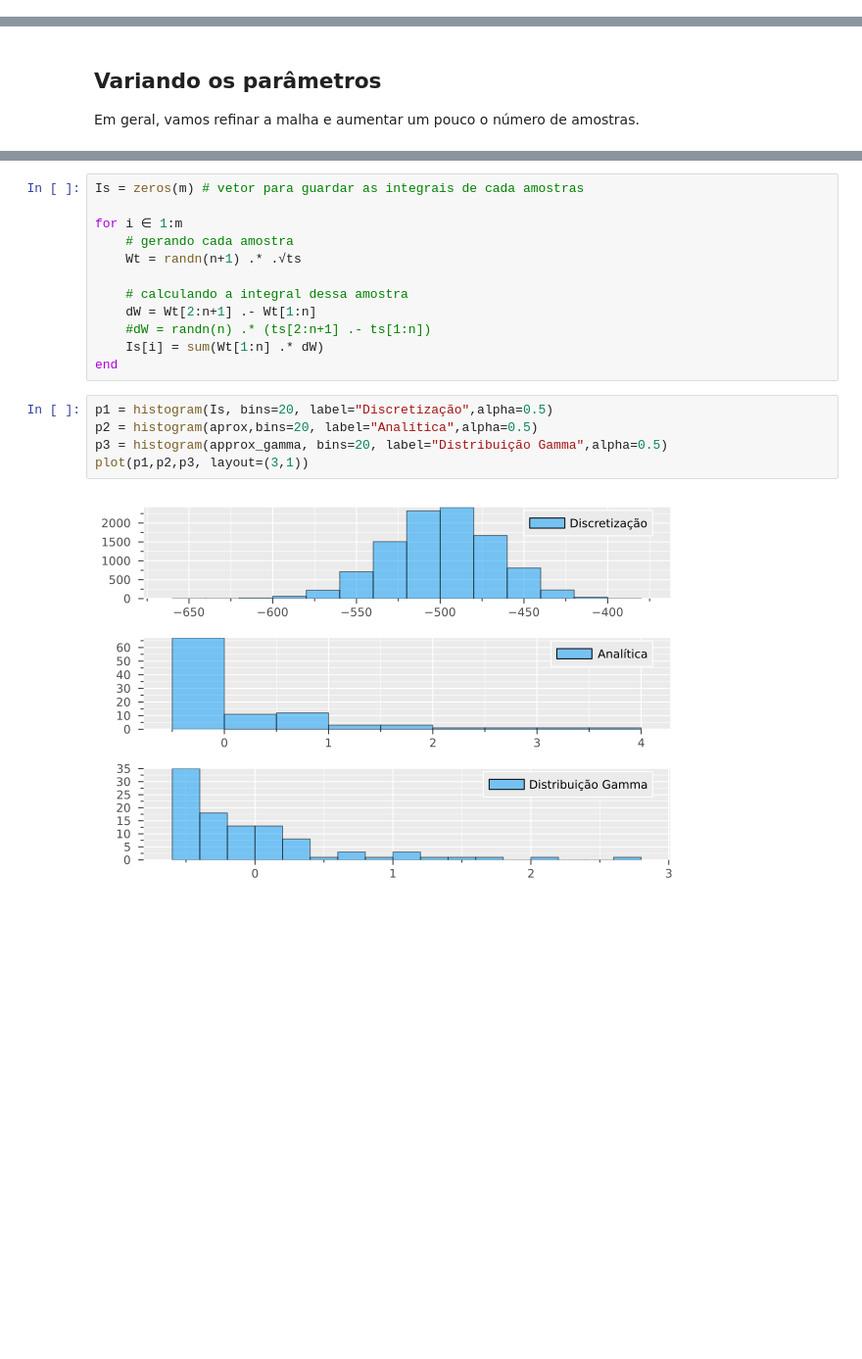
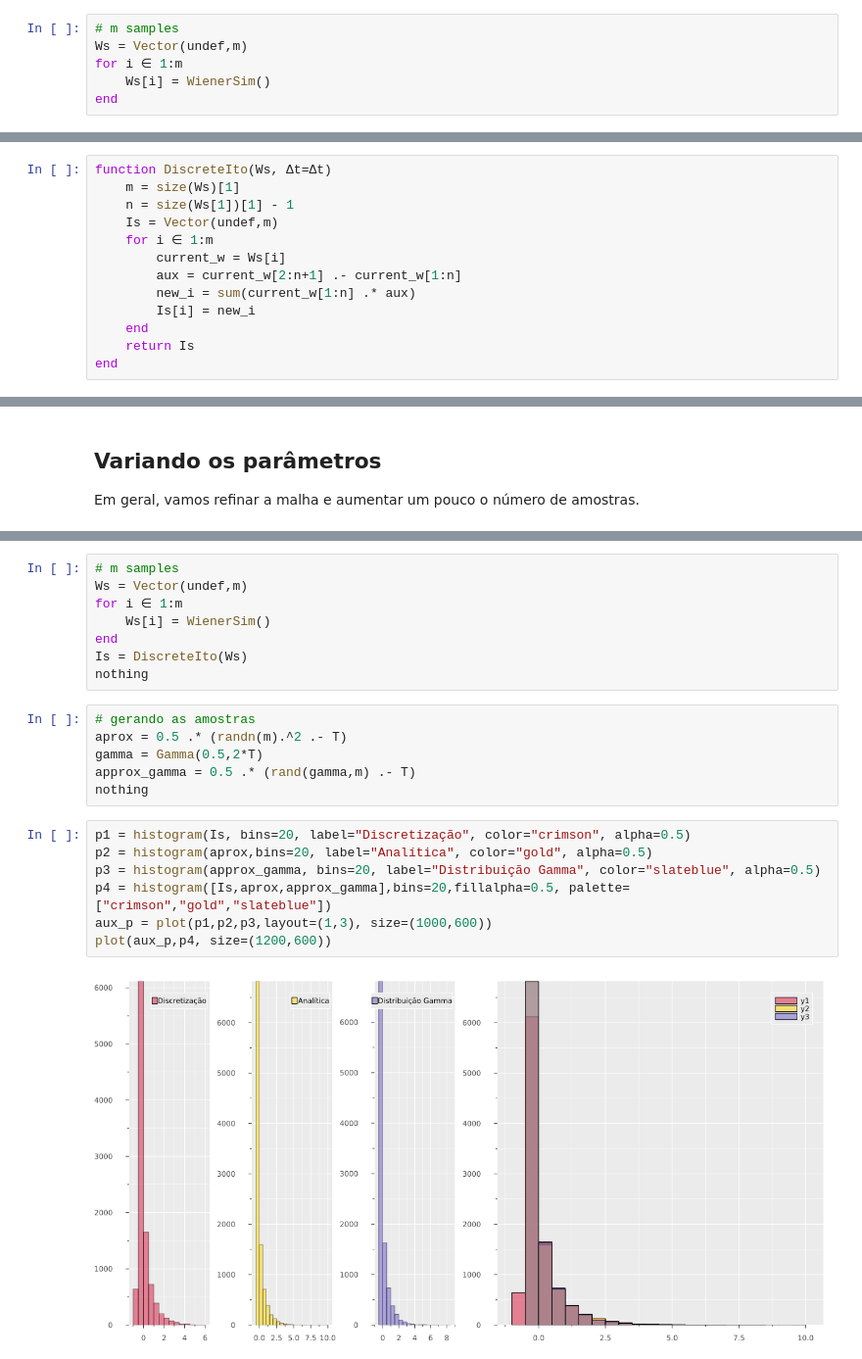
Before and after one commit to binha0/SDE, a Jupyter notebook: Teste3.ipynb, the cells around one changed output, grey strips where cells are left out. Shown at 98% size. Drawn from its saved outputs; the diff is of its cells as text; blank space fills up the shorter version.

```diff
--- a/Teste3.ipynb
+++ b/Teste3.ipynb
@@ -57,0 +48,6 @@ end
+# %%
+# m samples
+Ws = Vector(undef,m)
+for i ∈ 1:m
+    Ws[i] = WienerSim()
+end
@@ -57,0 +56,13 @@ end
+# %%
+function DiscreteIto(Ws, Δt=Δt)
+    m = size(Ws)[1]
+    n = size(Ws[1])[1] - 1
+    Is = Vector(undef,m)
+    for i ∈ 1:m
+        current_w = Ws[i]
+        aux = current_w[2:n+1] .- current_w[1:n]
+        new_i = sum(current_w[1:n] .* aux)
+        Is[i] = new_i
+    end
+    return Is
+end
@@ -92,20 +116,24 @@ ts = [j*T/n for j ∈ 0:n]
 nothing
-# %%
-Is = zeros(m) # vetor para guardar as integrais de cada amostras
-
-for i ∈ 1:m
-    # gerando cada amostra
-    Wt = randn(n+1) .* .√ts
-
-    # calculando a integral dessa amostra
-    dW = Wt[2:n+1] .- Wt[1:n]
-    #dW = randn(n) .* (ts[2:n+1] .- ts[1:n])
-    Is[i] = sum(Wt[1:n] .* dW)
-end
+# %%
+# m samples
+Ws = Vector(undef,m)
+for i ∈ 1:m
+    Ws[i] = WienerSim()
+end
+Is = DiscreteIto(Ws)
+nothing
+# %%
+# gerando as amostras
+aprox = 0.5 .* (randn(m).^2 .- T)
+gamma = Gamma(0.5,2*T)
+approx_gamma = 0.5 .* (rand(gamma,m) .- T)
+nothing
 # %%
-p1 = histogram(Is, bins=20, label="Discretização",alpha=0.5)
-p2 = histogram(aprox,bins=20, label="Analítica",alpha=0.5)
-p3 = histogram(approx_gamma, bins=20, label="Distribuição Gamma",alpha=0.5)
-plot(p1,p2,p3, layout=(3,1))
+p1 = histogram(Is, bins=20, label="Discretização", color="crimson", alpha=0.5)
+p2 = histogram(aprox,bins=20, label="Analítica", color="gold", alpha=0.5)
+p3 = histogram(approx_gamma, bins=20, label="Distribuição Gamma", color="slateblue", alpha=0.5)
+p4 = histogram([Is,aprox,approx_gamma],bins=20,fillalpha=0.5, palette=["crimson","gold","slateblue"])
+aux_p = plot(p1,p2,p3,layout=(1,3), size=(1000,600))
+plot(aux_p,p4, size=(1200,600))
 # %% [output]
-[figure, old version]
+[figure, new version]
```
Also changed, not shown: parts of 14 cells of this notebook.
